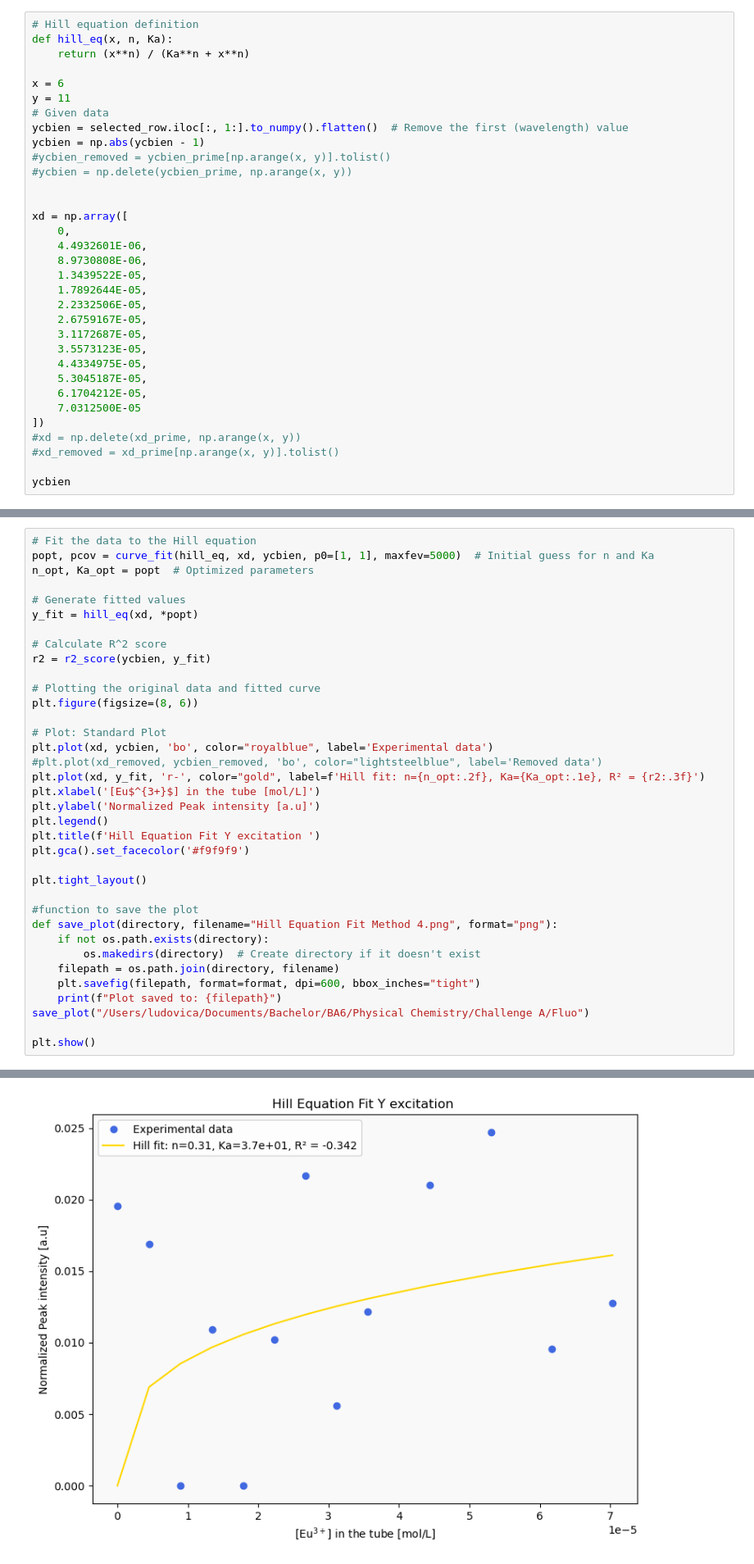
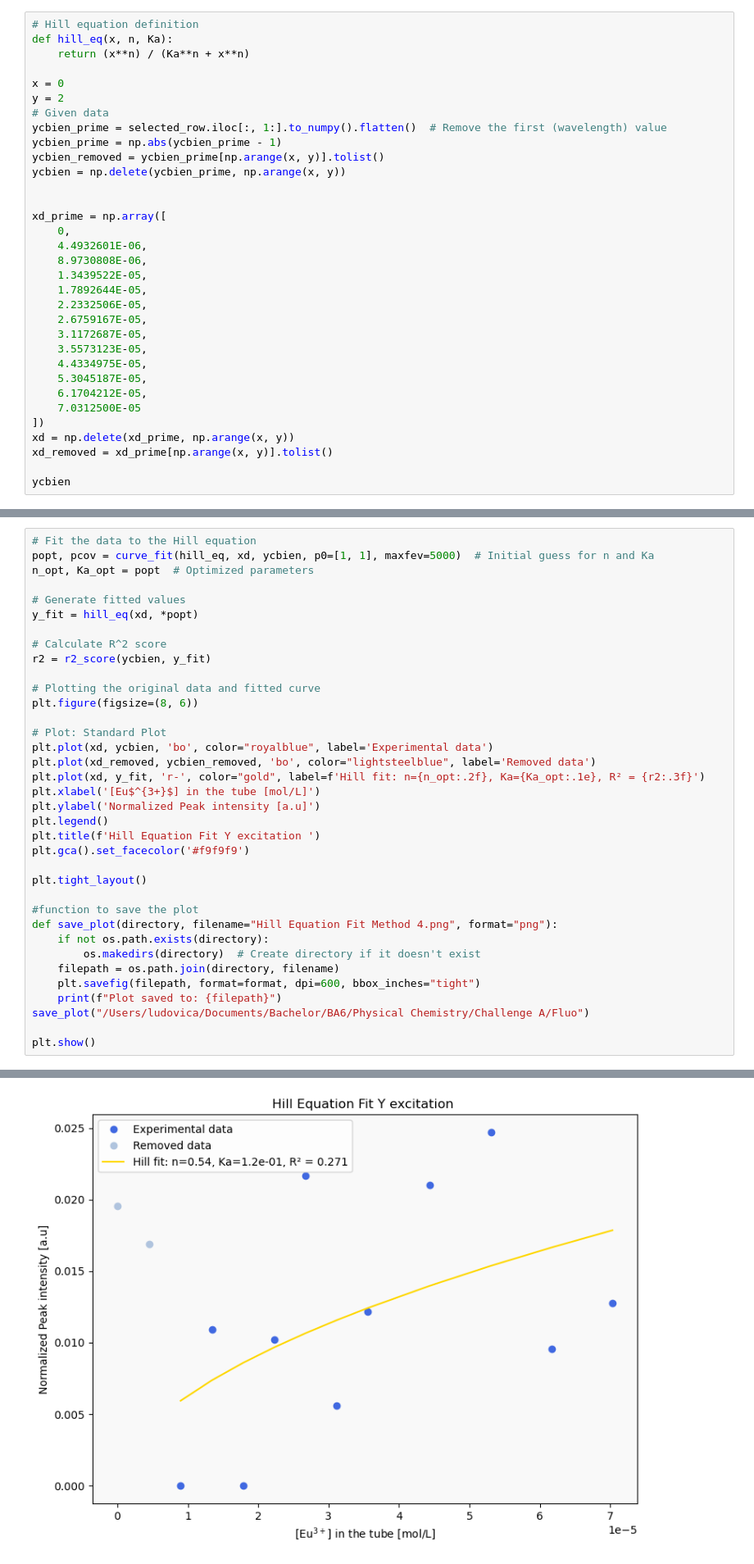
Before and after one commit to fracaludo/physicalchem, a Jupyter notebook: A/Fluo/Hill Method 4.ipynb, the cells around one changed output, grey strips where cells are left out. Shown at 82% size. Saved outputs shown, nothing was run; the diff lists cells and outputs as text.

```diff
--- a/A/Fluo/Hill Method 4.ipynb
+++ b/A/Fluo/Hill Method 4.ipynb
@@ -33,16 +33,16 @@ import os
 def hill_eq(x, n, Ka):
     return (x**n) / (Ka**n + x**n)
 
-x = 6
-y = 11
+x = 0
+y = 2
 # Given data
-ycbien = selected_row.iloc[:, 1:].to_numpy().flatten()  # Remove the first (wavelength) value
-ycbien = np.abs(ycbien - 1)
-#ycbien_removed = ycbien_prime[np.arange(x, y)].tolist()
-#ycbien = np.delete(ycbien_prime, np.arange(x, y))
+ycbien_prime = selected_row.iloc[:, 1:].to_numpy().flatten()  # Remove the first (wavelength) value
+ycbien_prime = np.abs(ycbien_prime - 1)
+ycbien_removed = ycbien_prime[np.arange(x, y)].tolist()
+ycbien = np.delete(ycbien_prime, np.arange(x, y))
 
 
-xd = np.array([
+xd_prime = np.array([
     0,
     4.4932601E-06,
     8.9730808E-06,
@@ -57,8 +57,8 @@ xd = np.array([
     6.1704212E-05,
     7.0312500E-05
 ])
-#xd = np.delete(xd_prime, np.arange(x, y))
-#xd_removed = xd_prime[np.arange(x, y)].tolist()
+xd = np.delete(xd_prime, np.arange(x, y))
+xd_removed = xd_prime[np.arange(x, y)].tolist()
 
 ycbien
 # %% [output]
@@ -75,32 +75,32 @@ y_fit = hill_eq(xd, *popt)
 
 # Calculate R^2 score
 r2 = r2_score(ycbien, y_fit)
 
 # Plotting the original data and fitted curve
 plt.figure(figsize=(8, 6))
 
 # Plot: Standard Plot
 plt.plot(xd, ycbien, 'bo', color="royalblue", label='Experimental data')
-#plt.plot(xd_removed, ycbien_removed, 'bo', color="lightsteelblue", label='Removed data')
+plt.plot(xd_removed, ycbien_removed, 'bo', color="lightsteelblue", label='Removed data')
 plt.plot(xd, y_fit, 'r-', color="gold", label=f'Hill fit: n={n_opt:.2f}, Ka={Ka_opt:.1e}, R² = {r2:.3f}')
 plt.xlabel('[Eu$^{3+}$] in the tube [mol/L]')
 plt.ylabel('Normalized Peak intensity [a.u]')
 plt.legend()
 plt.title(f'Hill Equation Fit Y excitation ')
 plt.gca().set_facecolor('#f9f9f9')
 
 plt.tight_layout()
 
 #function to save the plot
 def save_plot(directory, filename="Hill Equation Fit Method 4.png", format="png"):
     if not os.path.exists(directory):
         os.makedirs(directory)  # Create directory if it doesn't exist
     filepath = os.path.join(directory, filename)
     plt.savefig(filepath, format=format, dpi=600, bbox_inches="tight")
     print(f"Plot saved to: {filepath}")
 save_plot("/Users/ludovica/Documents/Bachelor/BA6/Physical Chemistry/Challenge A/Fluo")
 
 plt.show()
 # %% [output]
 Plot saved to: /Users/ludovica/Documents/Bachelor/BA6/Physical Chemistry/Challenge A/Fluo/Hill Equation Fit Method 4.png
-[figure, old version]
+[figure, new version]
```
Also changed, not shown: parts of 1 cell of this notebook.
